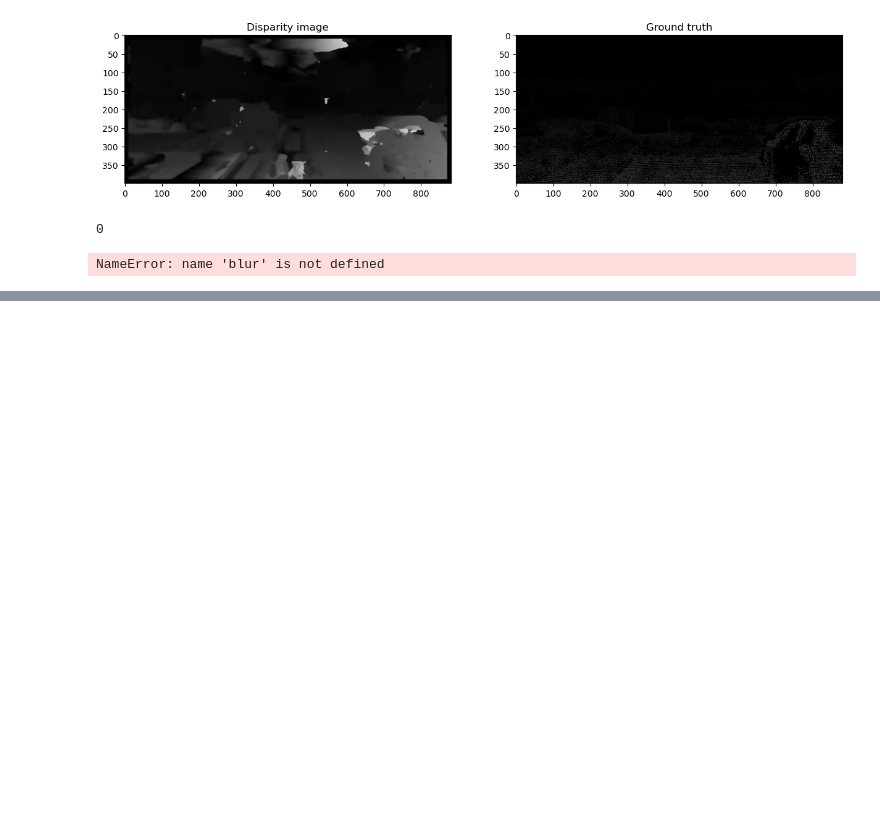
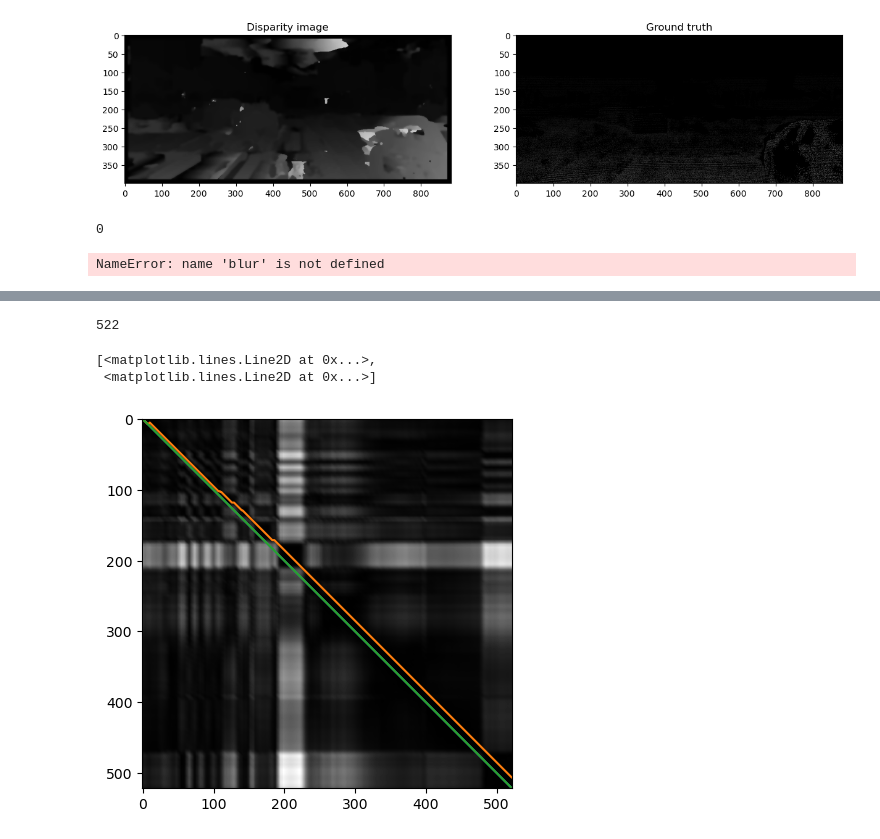
Before and after one commit to Neva-Y/Disparity-Image, a Jupyter notebook: Final-Project.ipynb, the cells around one changed output, grey strips where cells are left out. Cells and saved outputs as stored; diff of their text form; code cells hidden in the pictures; blank space fills up the shorter version.

```diff
--- a/Final-Project.ipynb
+++ b/Final-Project.ipynb
@@ -421,0 +518,68 @@ NameError: name 'blur' is not defined
+# %%
+from skimage.graph import shortest_path, route_through_array, MCP
+
+def my_shortest_path(arr, reach=1, axis=-1, output_indexlist=False):
+    # First: calculate the valid moves from any given position. Basically,
+    # always move +1 along the given axis, and then can move anywhere within
+    # a grid defined by the reach.
+    if axis < 0:
+        axis += arr.ndim
+    offset_ind_shape = (2 * reach + 1,) * (arr.ndim - 1)
+    offset_indices = np.indices(offset_ind_shape) - reach
+    offset_indices = np.insert(offset_indices, axis,
+                               np.ones(offset_ind_shape), axis=0)
+    offset_size = np.multiply.reduce(offset_ind_shape)
+    offsets = np.reshape(offset_indices, (arr.ndim, offset_size), order='F').T
+
+    # Valid starting positions are anywhere on the hyperplane defined by
+    # position 0 on the given axis. Ending positions are anywhere on the
+    # hyperplane at position -1 along the same.
+    non_axis_shape = arr.shape[:axis] + arr.shape[axis + 1:]
+    non_axis_indices = np.indices(non_axis_shape)
+    non_axis_size = np.multiply.reduce(non_axis_shape)
+    start_indices = np.insert(non_axis_indices, axis,
+                              np.zeros(non_axis_shape), axis=0)
+    starts = np.reshape(start_indices, (arr.ndim, non_axis_size), order='F').T[0:1]
+    end_indices = np.insert(non_axis_indices, axis,
+                            np.full(non_axis_shape, -1,
+                                    dtype=non_axis_indices.dtype), axis=0)
+    ends = np.reshape(end_indices, (arr.ndim, non_axis_size), order='F').T[-40:-1]
+#     print(starts)
+    # Find the minimum-cost path to one of the end-points
+    m = MCP(arr, offsets=offsets)
+    costs, traceback = m.find_costs(starts, ends, find_all_ends=True)
+
+    # Figure out which end-point was found
+    for end in ends:
+        cost = costs[tuple(end)]
+        if cost != np.inf:
+            break
+    traceback = m.traceback(ends[-15])
+
+    if not output_indexlist:
+        traceback = np.array(traceback)
+        traceback = np.concatenate([traceback[:, :axis],
+                                    traceback[:, axis + 1:]], axis=1)
+        traceback = np.squeeze(traceback)
+
+    return traceback, cost
+
+arr = np.transpose(np.array(dsi))
+p, cost = my_shortest_path(arr)
+
+p1 = np.arange(0,len(arr))
+points = np.array([[p[i], p1[i]] for i in range(len(p))])
+print(len(points))
+# print(points)
+fig,ax = plt.subplots()
+x = np.array(range(len(arr)))
+
+im = ax.imshow(arr, cmap='gray')
+
+ax.plot(x)
+ax.plot(points)
+# %% [output]
+522
+[<matplotlib.lines.Line2D at 0x...>,
+ <matplotlib.lines.Line2D at 0x...>]
+[figure, added]
```
Also changed, not shown: parts of 11 cells of this notebook.
